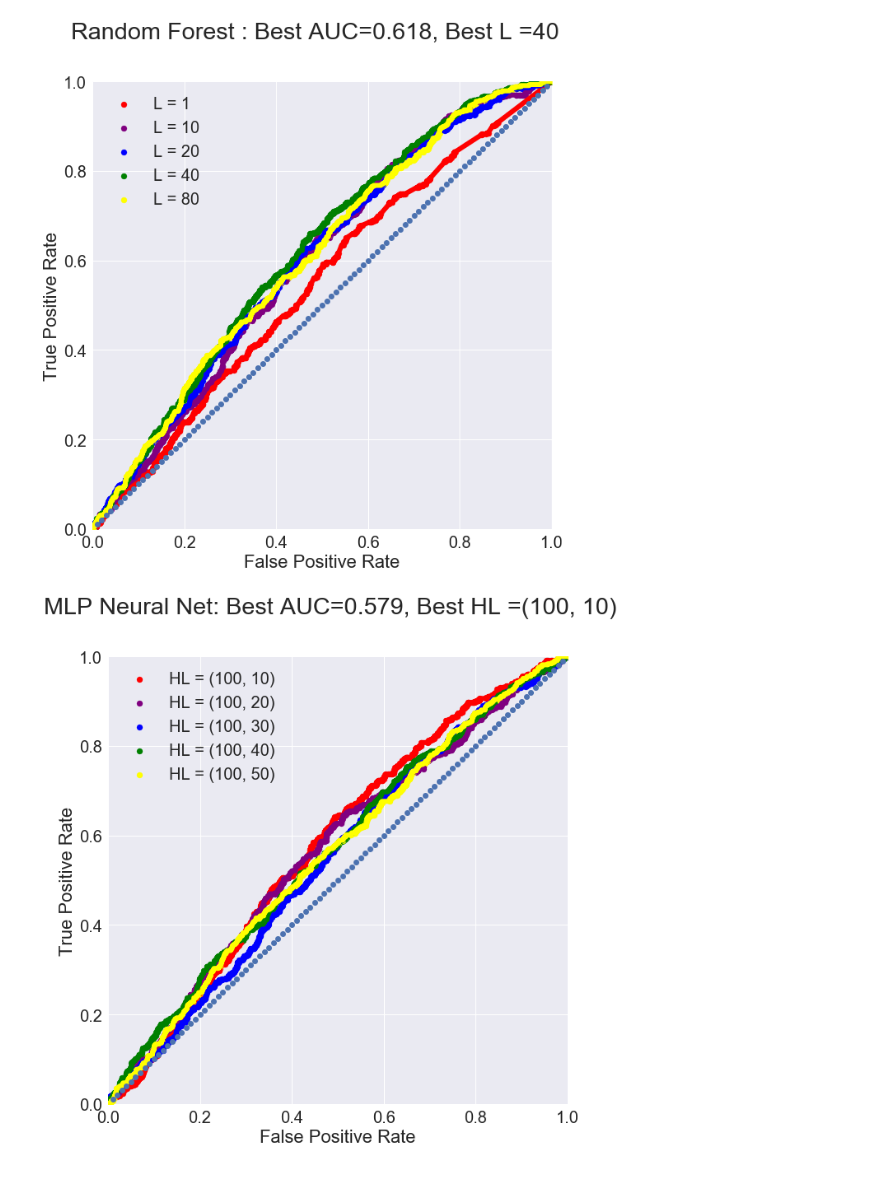
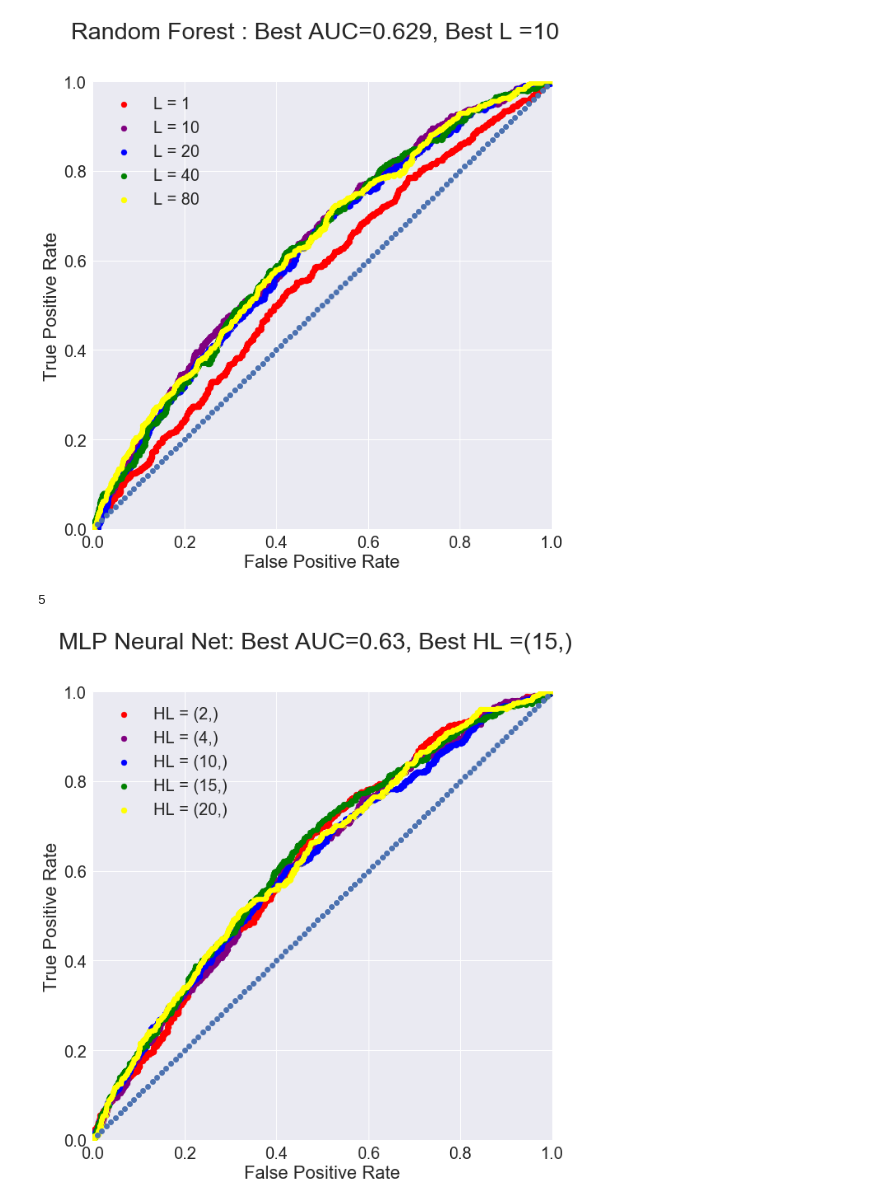
Before and after one commit to zcblack/Springboard, a Jupyter notebook: Capstone2/MachineLearningClassification.ipynb, the cells around one changed output. Drawn from its saved outputs; the diff is of its cells as text; code cells hidden in the pictures.

```diff
--- a/Capstone2/MachineLearningClassification.ipynb
+++ b/Capstone2/MachineLearningClassification.ipynb
@@ -50,13 +79,20 @@ from sklearn.preprocessing import StandardScaler
 
 dfX = df.drop(['ResultOfTour',  'AgentLine', 'NetVolumePlusNonGoodVolume'], axis = 1)
 
-dfX = pd.get_dummies(dfX, prefix=['BookingWindow', 'FirstGenVsOwner',
-       'HHIncomeRanges', 'Homeowner', 'InState', 'Programs (Budget)',
-       'relationStatus'])
+dfX = pd.get_dummies(dfX, prefix=['BookingWindow',
+       'HHIncomeRanges', 'Programs (Budget)','TourSeason'])
 
 scaler1 = StandardScaler()
 scaler1.fit(dfX[['Age']])
 dfX['Age'] = scaler1.transform(dfX[['Age']])
+
+scaler2 = StandardScaler()
+scaler2.fit(dfX[['?TourContractGeneration']])
+dfX['?TourContractGeneration'] = scaler2.transform(dfX[['?TourContractGeneration']])
+
+scaler3 = StandardScaler()
+scaler3.fit(dfX[['?TourGeneration']])
+dfX['?TourGeneration'] = scaler3.transform(dfX[['?TourGeneration']])
 
 
 X_train, X_test, y_train, y_test = train_test_split(dfX, df['ResultOfTour'], stratify=df['ResultOfTour'], test_size=0.2,random_state = 42)
@@ -258,7 +249,7 @@ plt.xlabel('False Positive Rate')
 plt.ylabel('True Positive Rate')
 
 for train, test in kf.split(dfX1,dfY1):
-    rfr = RandomForestClassifier(n_estimators=100,min_samples_leaf=Ls[i], random_state=42)
+    rfr = RandomForestClassifier(n_estimators=1000,min_samples_leaf=Ls[i], random_state=42)
     rfr.fit(dfX1.iloc[train.tolist()],dfY1.iloc[train.tolist()])
     preds = rfr.predict_proba(dfX1.iloc[test.tolist()])[:,1]
     fpr, tpr, threshold = metrics.roc_curve(dfY1.iloc[test.tolist()], preds)
@@ -275,9 +266,10 @@ plt.suptitle('Random Forest : Best AUC='+str(round(bestAUCL,3))+', Best L ='+str
 plt.plot(x,y,'o')
 plt.show()
 # %% [output]
-[figure, old version]
+[figure, new version]
 # %%
 from sklearn.neural_network import MLPClassifier
+import itertools
 
 bestHL = 0
 bestAUCHL = 0
@@ -285,41 +277,42 @@ i = 0
 colors= ['red','purple','blue','green','yellow']
 
 #make cross validation of c values and kfold
-HLs = [(100,10), (100,20), (100,30), (100,40), (100,50)]
+HLs= [x for x in itertools.product((2,4,10,15,20),repeat=1)]
 kf = StratifiedKFold(n_splits=5, shuffle=True, random_state=42)
-
+print(len(HLs))
 
 #change  figure size
 mpl.rcParams['figure.figsize'] = (10,10)
 
 
 #ROC plot of model accuracy
 sns.set(font_scale = 2)
 plt.xlim(0,1)
 plt.ylim(0,1)
 plt.xlabel('False Positive Rate')
 plt.ylabel('True Positive Rate')
 
 for train, test in kf.split(dfX1,dfY1):
     lr = MLPClassifier(hidden_layer_sizes=HLs[i])
     lr.fit(dfX1.iloc[train.tolist()],dfY1.iloc[train.tolist()])
     preds = lr.predict_proba(dfX1.iloc[test.tolist()])[:,1]
     fpr, tpr, threshold = metrics.roc_curve(dfY1.iloc[test.tolist()], preds)
     auc = metrics.auc(fpr,tpr)
     if auc>bestAUCHL:
         bestHL=HLs[i]
         bestAUCHL=auc
     i += 1
-    plt.scatter(x=fpr, y=tpr, c = colors[i-1],label='HL = '+str(HLs[i-1]))
-    plt.plot(fpr,tpr, color = colors[i-1], linewidth=6.0)
+    plt.scatter(x=fpr, y=tpr,label='HL = '+str(HLs[i-1]),color=colors[i-1])
+    plt.plot(fpr,tpr, linewidth=6.0,color=colors[i-1])
 plt.legend()
 plt.suptitle('MLP Neural Net: Best AUC='+str(round(bestAUCHL,3))+', Best HL ='+str(bestHL))
 x = np.arange(1, 100)/100
 y=x
 plt.plot(x,y,'o')
 plt.show()
 # %% [output]
+5
-[figure, old version]
+[figure, new version]
 # %%
 #logistic regregression best model
 lr = LogisticRegression(C=bestC)
```
Also changed, not shown: parts of 12 cells of this notebook, 4 other files.
